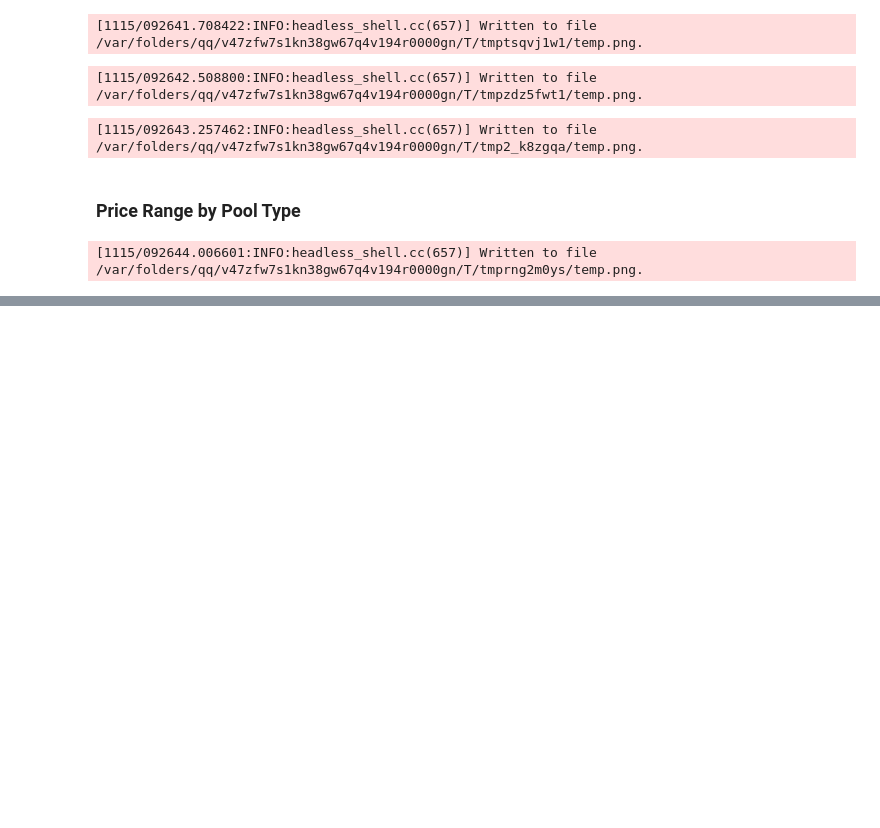
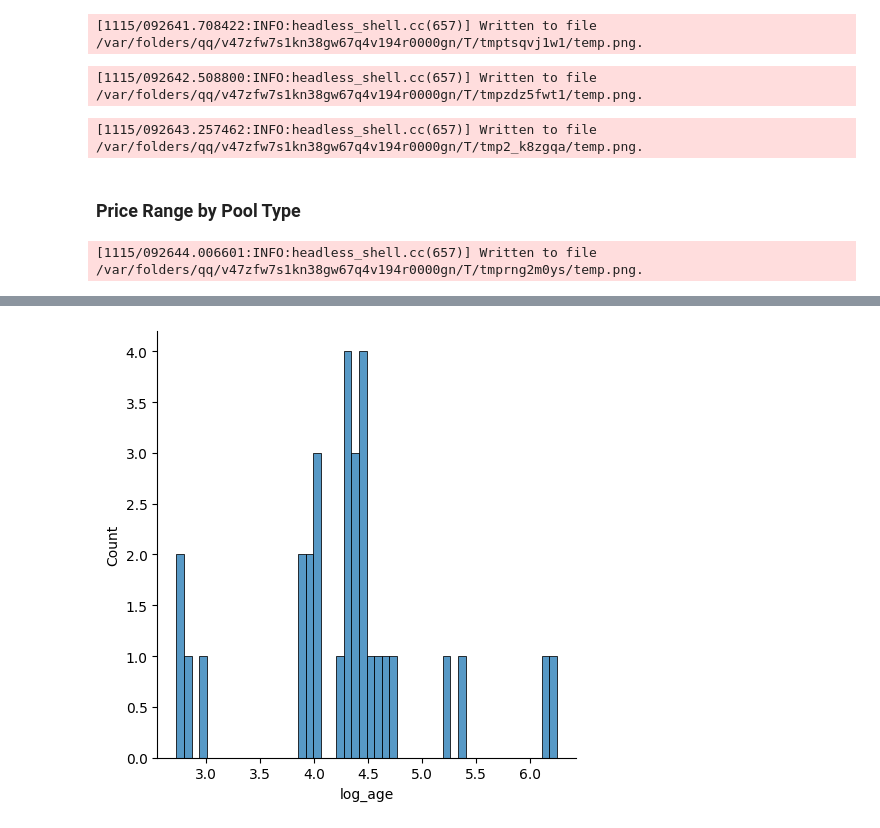
Before and after one commit to coindataschool/univ3lp, a Jupyter notebook: notebooks/univ3_wbtc_weth_top_positions_02_analysis.ipynb, the cells around one changed output, grey strips where cells are left out. Cells and saved outputs as stored; diff of their text form; code cells hidden in the pictures; blank space fills up the shorter version.

```diff
--- a/notebooks/univ3_wbtc_weth_top_positions_02_analysis.ipynb
+++ b/notebooks/univ3_wbtc_weth_top_positions_02_analysis.ipynb
@@ -66,0 +92,4 @@ dfi.export(ha, '../png/price_rng_by_pool_type.png')
+# %%
+sns.displot(data=df, x='log_age', bins=50);
+# %% [output]
+[figure, added]
```
Also changed, not shown: parts of 15 cells of this notebook.
